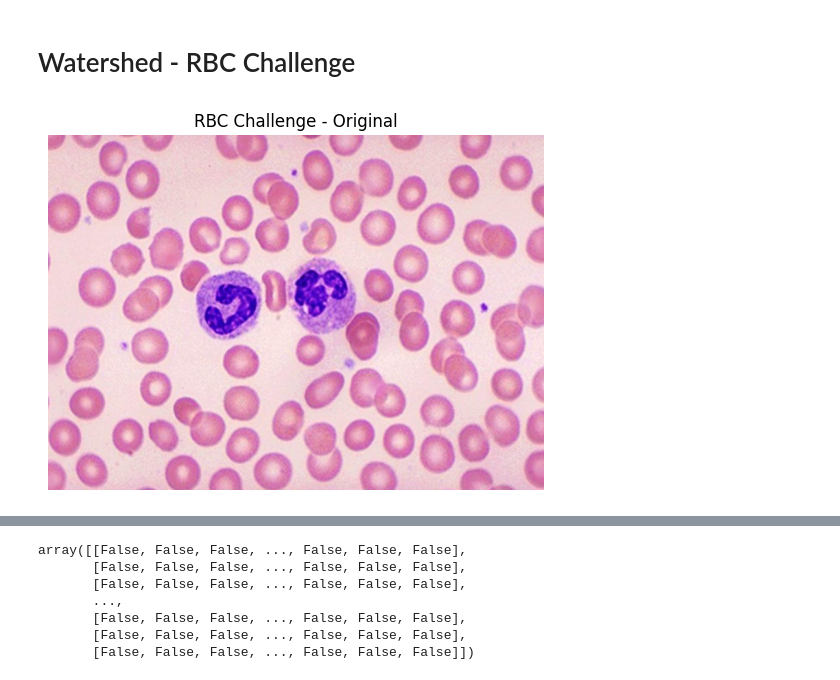
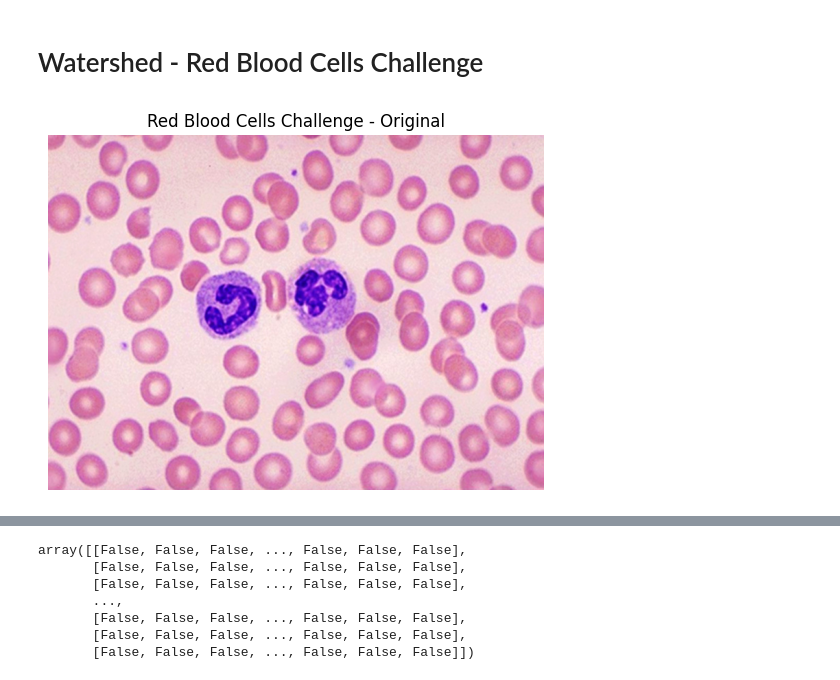
Before and after one commit to Rogerio-Chaves/Image-Segmentation, a Jupyter notebook: 001_Classical_Techniques/005_Watershed_Segmentation/003_Watershed_RBC-Challenge.ipynb, the cells around one changed output, grey strips where cells are left out. Drawn from its saved outputs; the diff is of its cells as text; code cells hidden in the pictures.

```diff
--- a/001_Classical_Techniques/005_Watershed_Segmentation/003_Watershed_RBC-Challenge.ipynb
+++ b/001_Classical_Techniques/005_Watershed_Segmentation/003_Watershed_RBC-Challenge.ipynb
@@ -1,5 +1,5 @@
 # %% [markdown]
-# Watershed - RBC Challenge
+# Watershed - Red Blood Cells Challenge
 # %%
 from scipy import ndimage as ndi
 from skimage.feature import peak_local_max
@@ -11,15 +11,15 @@ import numpy as np
 # %%
 image = cv2.imread('images/rbc.jpg')
 image = cv2.cvtColor(image, cv2.COLOR_BGR2RGB)
 
-title = 'RBC Challenge'
+title = 'Red Blood Cells Challenge'
 
 plt.imshow(image)
 plt.title(f'{title} - Original')
 plt.axis('off')
 plt.show()
 # %% [output]
-[figure, old version]
+[figure, new version]
 # %%
 gray_image = cv2.cvtColor(image, cv2.COLOR_RGB2GRAY)
 
```
Also changed, not shown: parts of 10 cells of this notebook.
